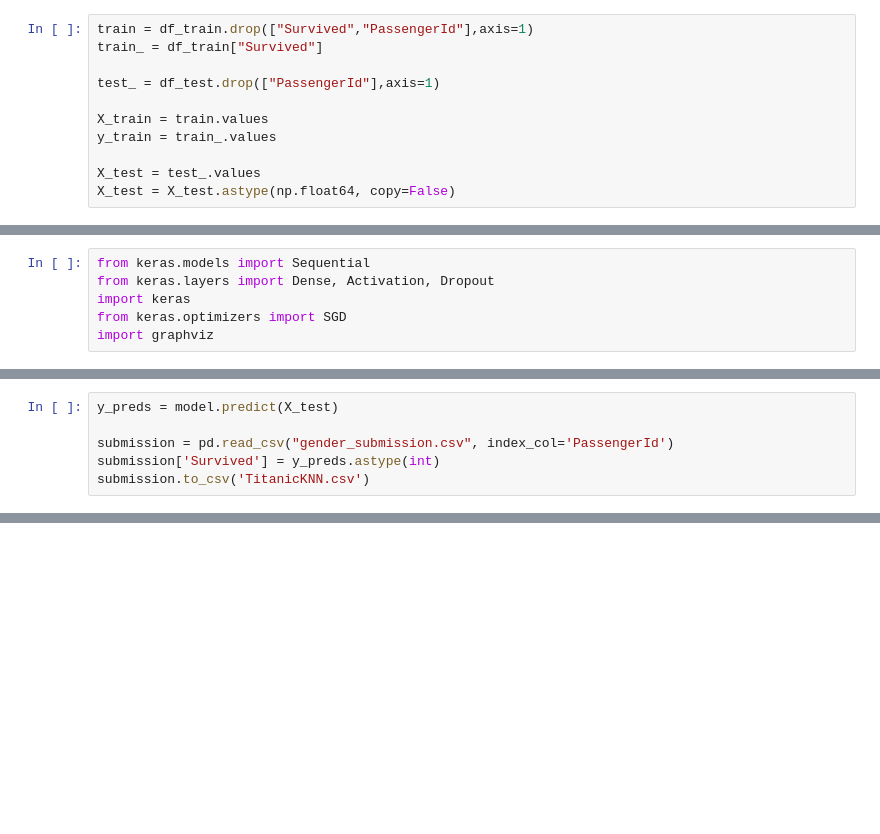
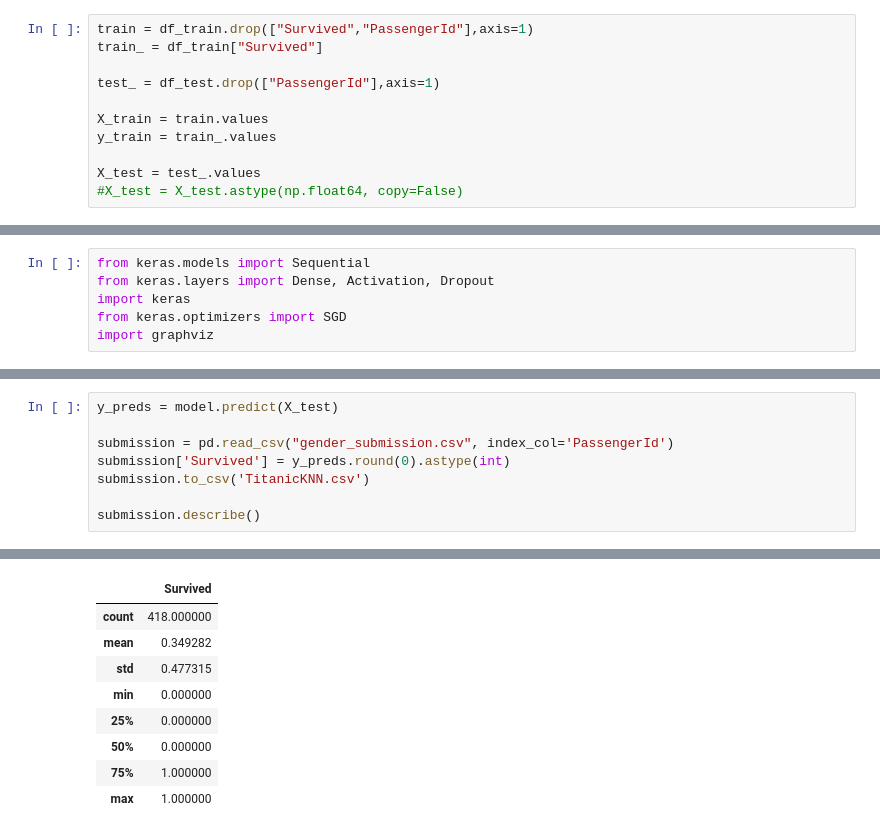
Before and after one commit to Ian-Rosado/ML_Journey, a Jupyter notebook: Titanic_predictions_project/Titanic_NN_project_full_copy.ipynb, the cells around one changed output, grey strips where cells are left out. Drawn from its saved outputs; the diff is of its cells as text; blank space fills up the shorter version.

```diff
--- a/Titanic_predictions_project/Titanic_NN_project_full_copy.ipynb
+++ b/Titanic_predictions_project/Titanic_NN_project_full_copy.ipynb
@@ -568,7 +568,7 @@ X_train = train.values
 y_train = train_.values
 
 X_test = test_.values
-X_test = X_test.astype(np.float64, copy=False)
+#X_test = X_test.astype(np.float64, copy=False)
 # %%
 # Feature Scaling
 from sklearn.preprocessing import StandardScaler
@@ -677,6 +677,8 @@ Epoch 30/30
 y_preds = model.predict(X_test)
 
 submission = pd.read_csv("gender_submission.csv", index_col='PassengerId')
-submission['Survived'] = y_preds.astype(int)
+submission['Survived'] = y_preds.round(0).astype(int)
 submission.to_csv('TitanicKNN.csv')
+
+submission.describe()
 # %% [output]
@@ -684,3 +686,12 @@ submission.to_csv('TitanicKNN.csv')
+|  | Survived |
+| count | 418.000000 |
+| mean | 0.349282 |
+| std | 0.477315 |
+| min | 0.000000 |
+| 25% | 0.000000 |
+| 50% | 0.000000 |
+| 75% | 1.000000 |
+| max | 1.000000 |
 # %%
 scores = model.evaluate(X_train, y_train, batch_size=30)
 print("%s: %.2f%%" % (model.metrics_names[1], scores[1]*100))
```
Also changed, not shown: parts of 9 cells of this notebook, 14 other files.
